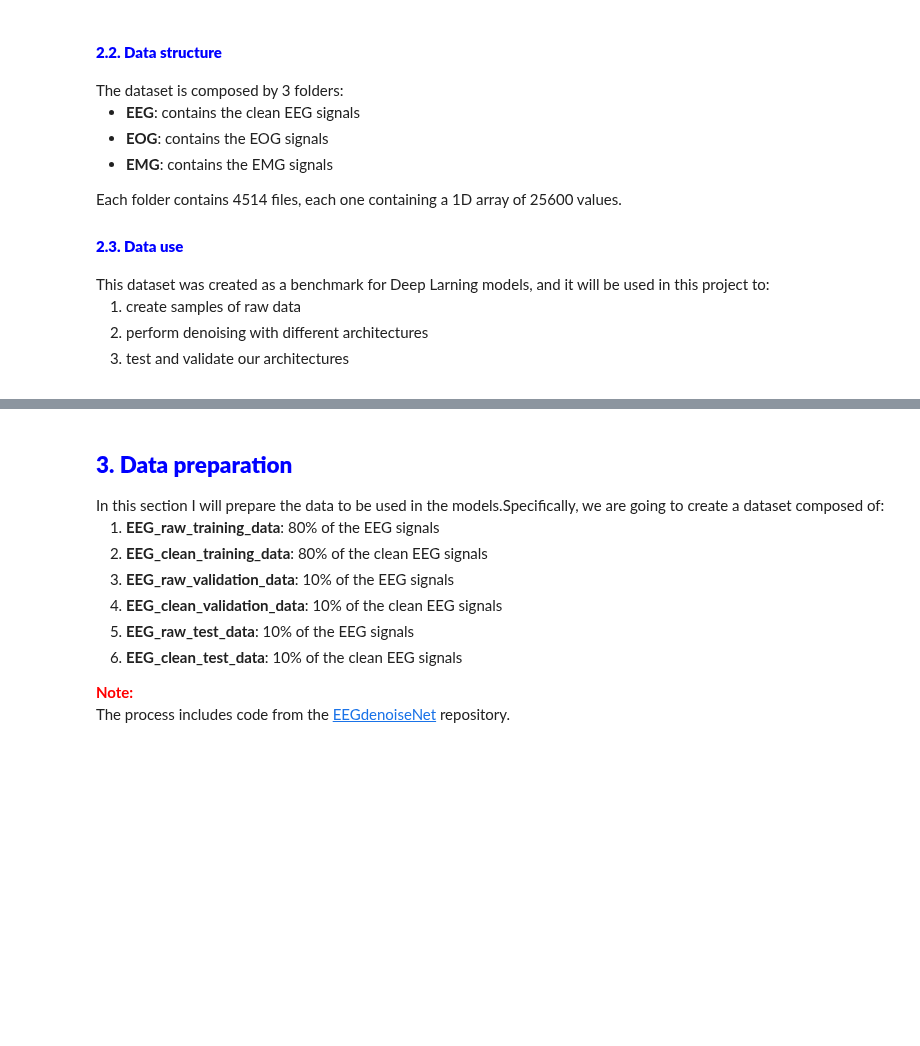
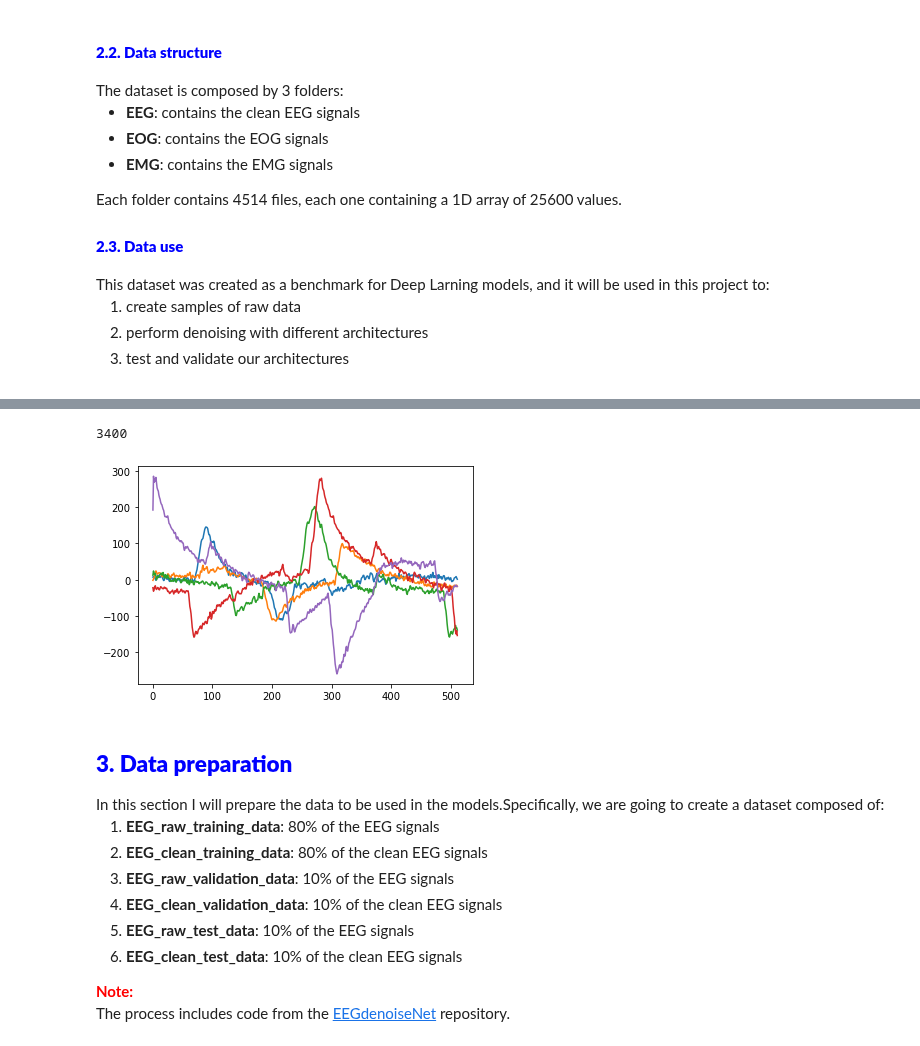
Before and after one commit to MartinaDoku2001/Thesis, a Jupyter notebook: EEG_denoising.ipynb, the cells around one changed output, grey strips where cells are left out. Cells and saved outputs as stored; diff of their text form; code cells hidden in the pictures; blank space fills up the shorter version.

```diff
--- a/EEG_denoising.ipynb
+++ b/EEG_denoising.ipynb
@@ -38,3 +62,13 @@ This dataset was created as a benchmark for Deep Larning models, and it will be
+# %%
+#PLOTTING 5 EOG PURE DATA
+pure_EOG=np.load('data\EOG_all_epochs.npy')
+#print(pure_EEG)
+for i in pure_EOG[0:5]:
+    plt.plot(range(len(i)),i)
+print(len(pure_EOG))
+# %% [output]
+3400
+[figure, added]
 # %% [markdown]
 <h2 style=" font-size:150%; color:blue;"> <b> 3. Data preparation </b> </h2>
 <div> In this section I will prepare the data to be used in the models.Specifically, we are going to create a dataset composed of:
```
Also changed, not shown: parts of 9 cells of this notebook, 3 other files.
